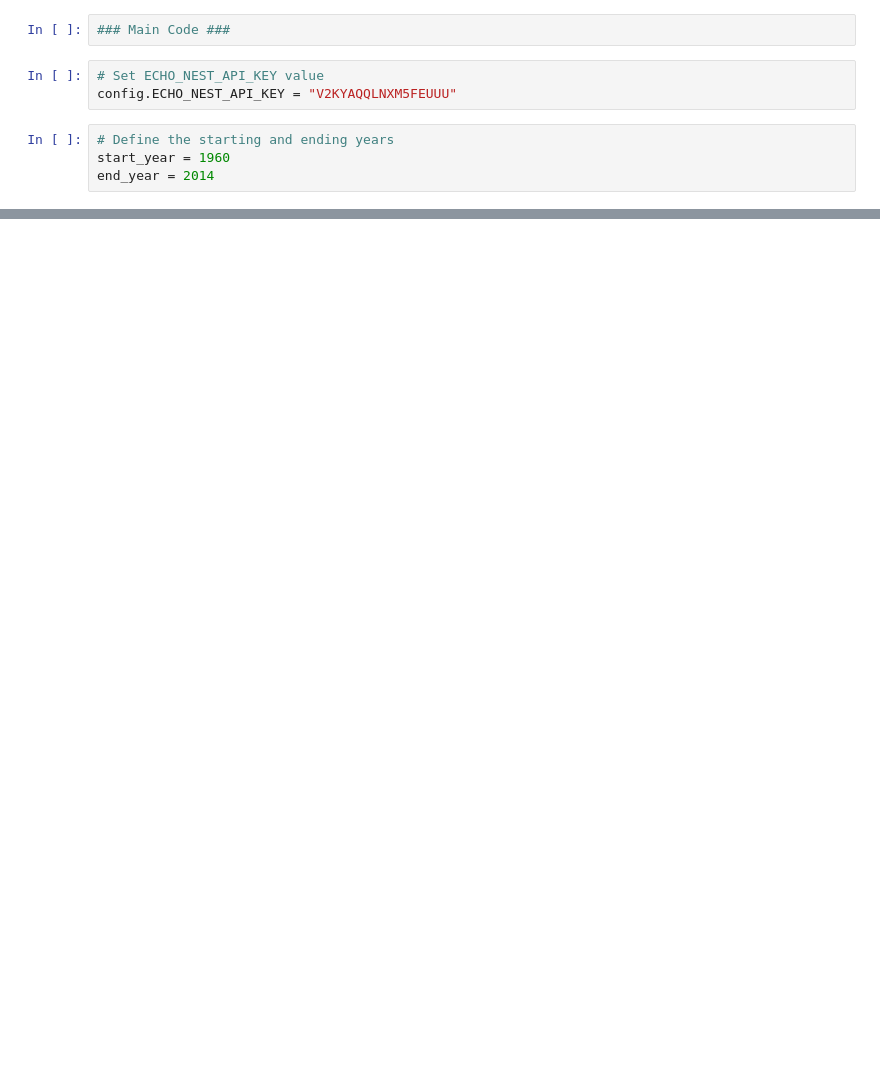
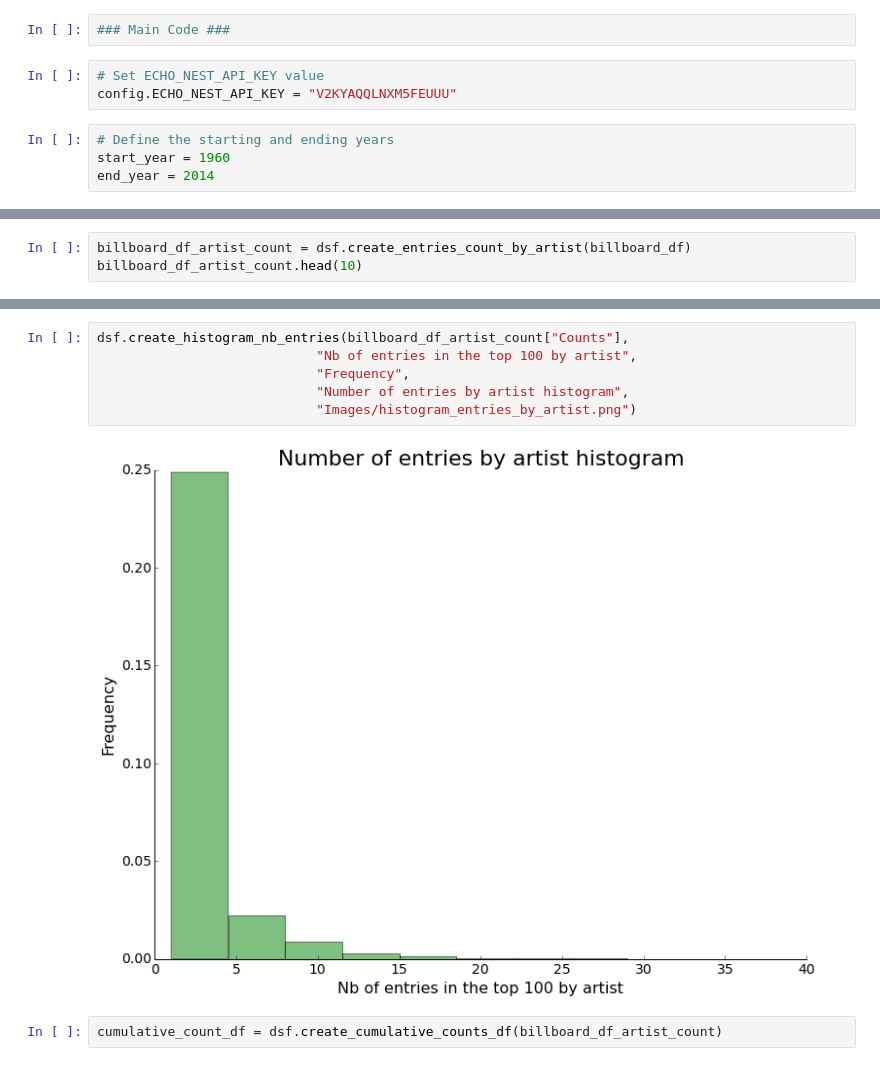
Before and after one commit to ThomasLucas/SlideRule-DataScience_Intensive-Code, a Jupyter notebook: CapstoneProject/IPython-Notebooks/DataStory.ipynb, the cells around one changed output, grey strips where cells are left out. Cells and saved outputs as stored; diff of their text form; blank space fills up the shorter version.

```diff
--- a/CapstoneProject/IPython-Notebooks/DataStory.ipynb
+++ b/CapstoneProject/IPython-Notebooks/DataStory.ipynb
@@ -159,0 +95,3 @@ create_name_length_plot('Title', billboard_df, years, start_year, end_year,
+# %%
+billboard_df_artist_count = dsf.create_entries_count_by_artist(billboard_df)
+billboard_df_artist_count.head(10)
@@ -159,0 +110,10 @@ create_name_length_plot('Title', billboard_df, years, start_year, end_year,
+# %%
+dsf.create_histogram_nb_entries(billboard_df_artist_count["Counts"],
+                            "Nb of entries in the top 100 by artist",
+                            "Frequency",
+                            "Number of entries by artist histogram",
+                            "Images/histogram_entries_by_artist.png")
+# %% [output]
+[figure, added]
+# %%
+cumulative_count_df = dsf.create_cumulative_counts_df(billboard_df_artist_count)
```
Also changed, not shown: parts of 28 cells of this notebook, 4 other files.
